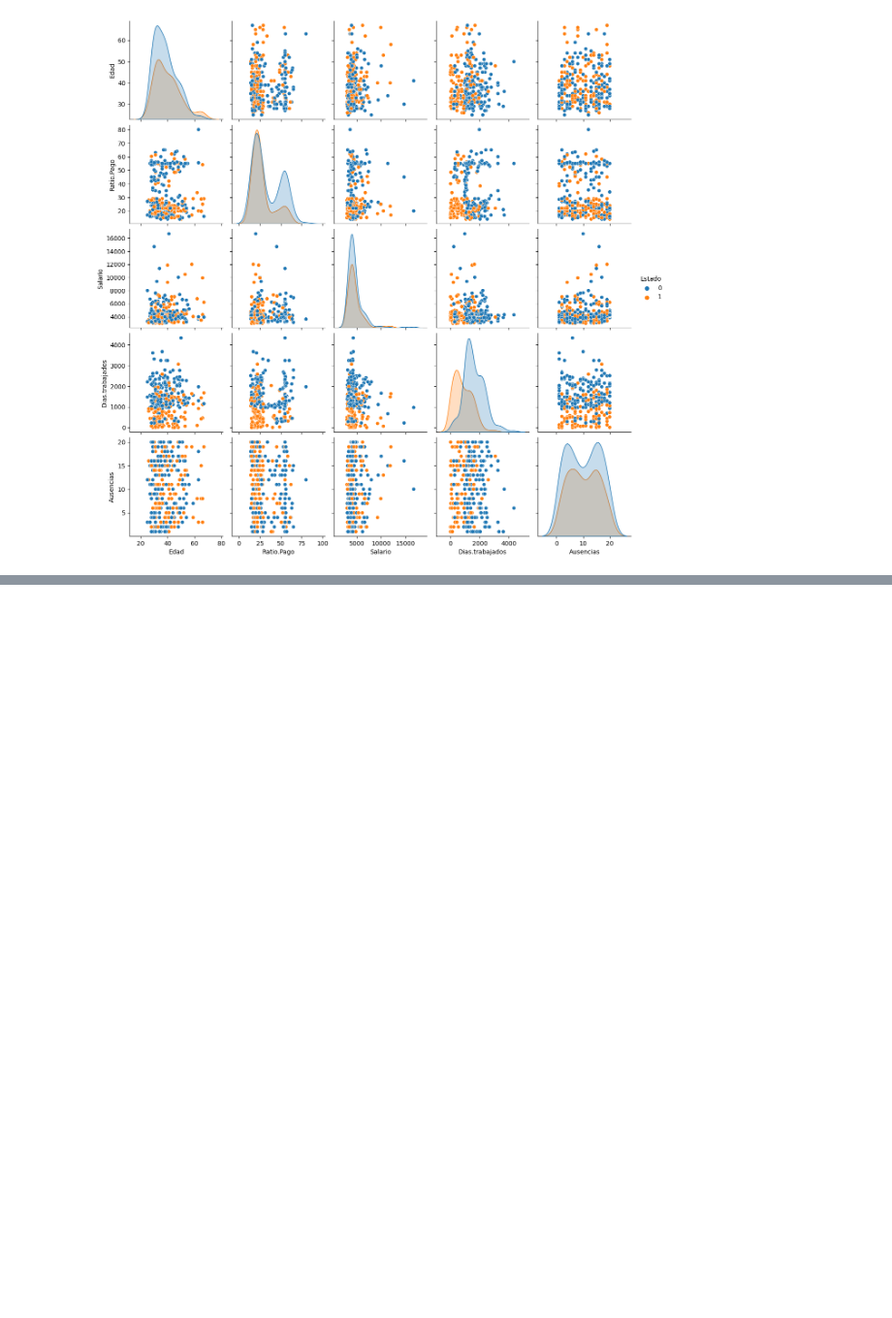
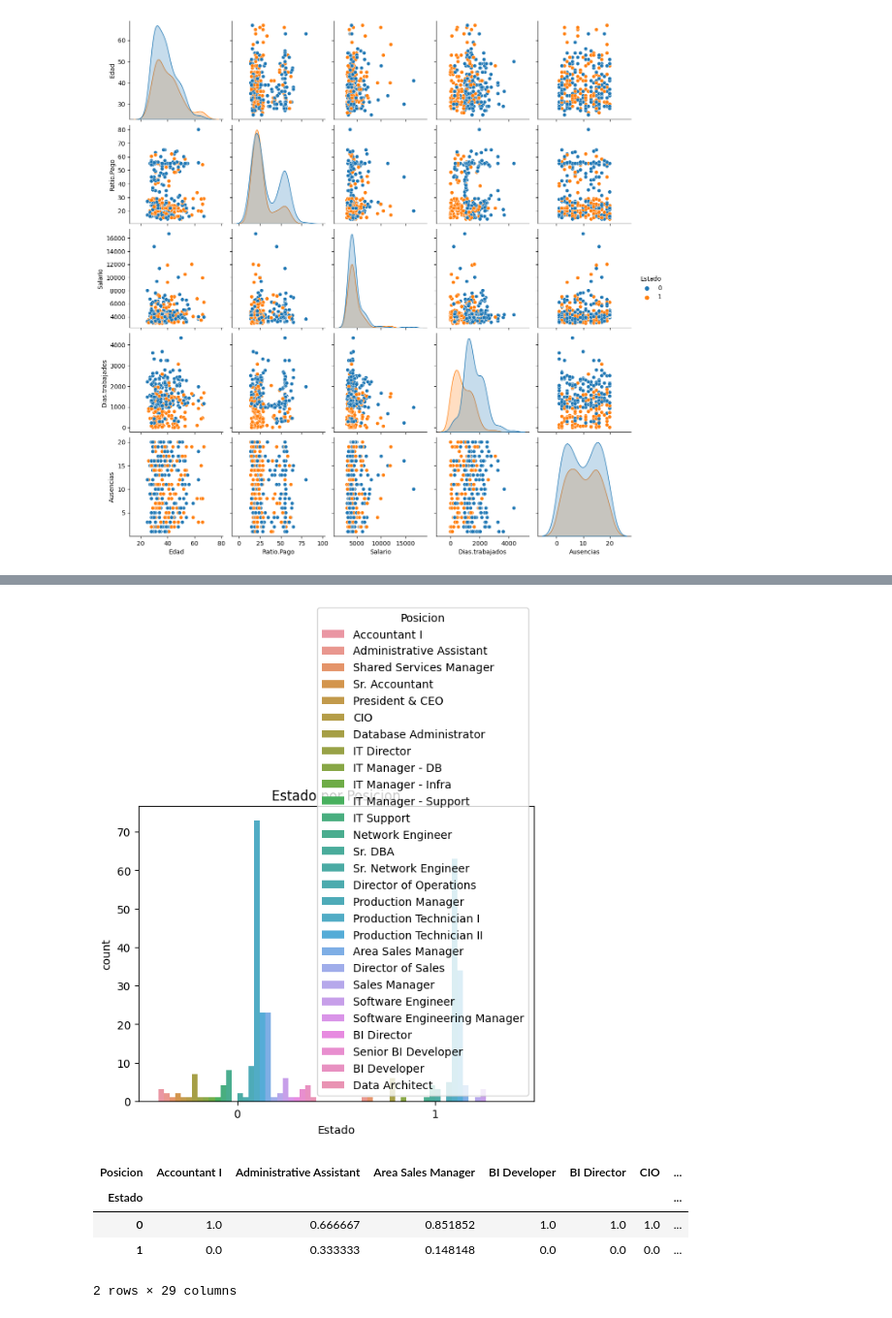
Before and after one commit to lreyessandoval/ciencia-de-datos-2023, a Jupyter notebook: modulo-#5/ejercicio-#4/ejercicio-4.ipynb, the cells around one changed output, grey strips where cells are left out. Shown at 97% size. Saved outputs shown, nothing was run; the diff lists cells and outputs as text; code cells hidden in the pictures; blank space fills up the shorter version.

```diff
--- a/modulo-#5/ejercicio-#4/ejercicio-4.ipynb
+++ b/modulo-#5/ejercicio-#4/ejercicio-4.ipynb
@@ -139,0 +158,16 @@ plt.show()
+# %%
+# posicion
+sns.countplot(x='Estado', hue='Posicion', data=df)
+plt.title('Estado por Posicion')
+plt.show()
+
+pd.crosstab(df['Estado'], df['Posicion'], margins=True)
+pd.crosstab(df['Estado'], df['Posicion'], normalize='index', margins=True)
+pd.crosstab(df['Estado'], df['Posicion'], normalize='columns', margins=True)
+# %% [output]
+[figure, added]
+| Posicion | Accountant I | Administrative Assistant | Area Sales Manager | BI Developer | BI Director | CIO | ... |
+| Estado |  |  |  |  |  |  | ... |
+| 0 | 1.0 | 0.666667 | 0.851852 | 1.0 | 1.0 | 1.0 | ... |
+| 1 | 0.0 | 0.333333 | 0.148148 | 0.0 | 0.0 | 0.0 | ... |
+2 rows × 29 columns
```
Also changed, not shown: parts of 11 cells of this notebook, 8 other files.
